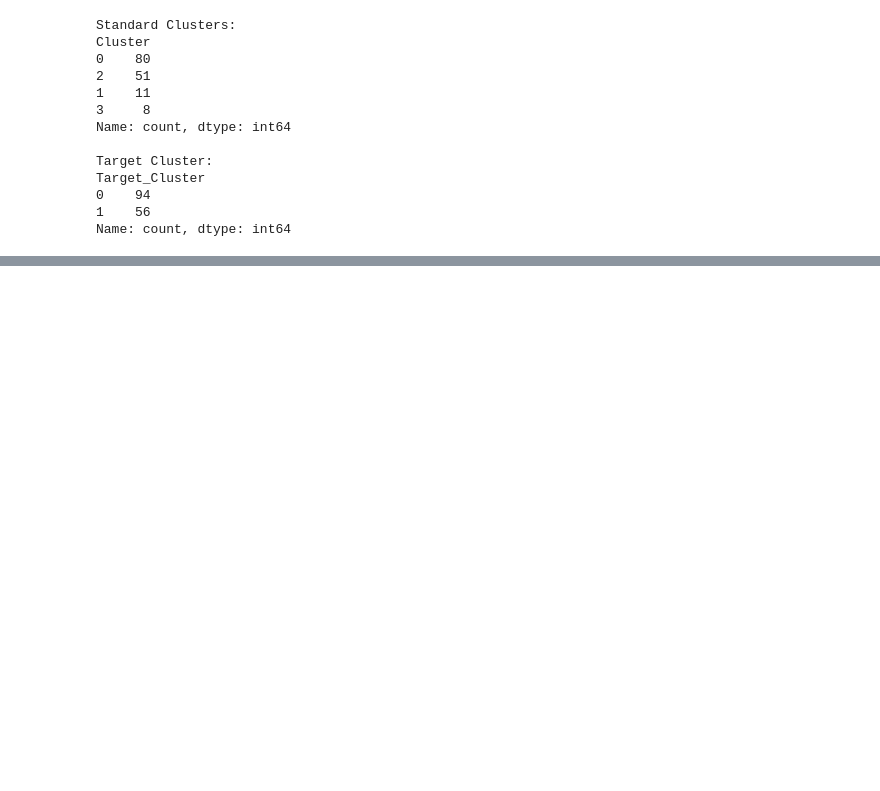
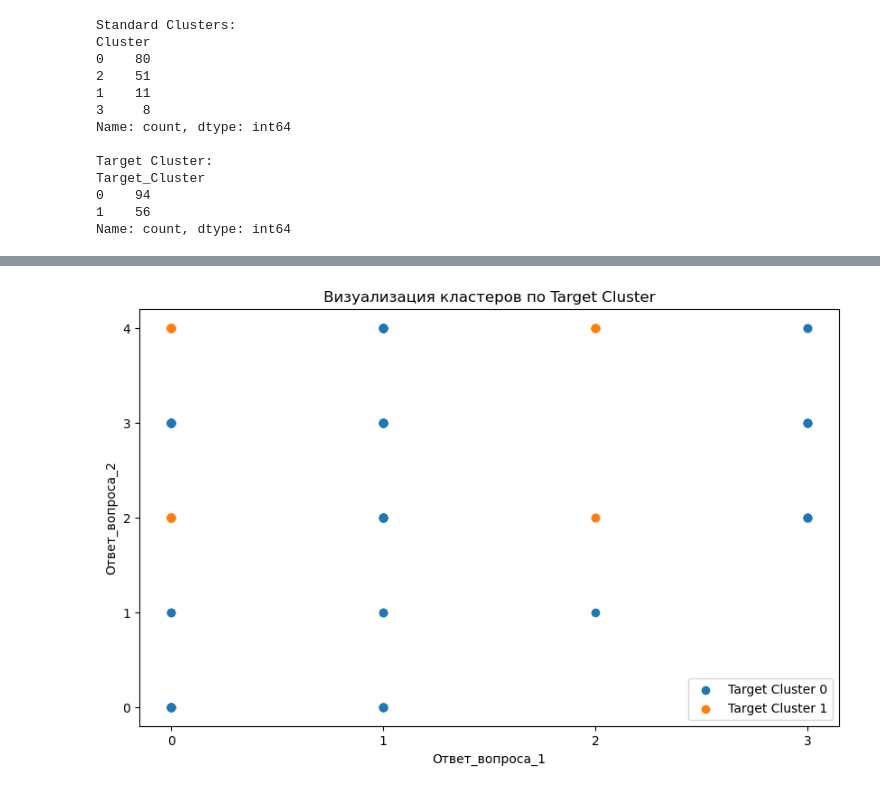
Before and after one commit to Ghostikxd/python-nauchpok, a Jupyter notebook: final/index.ipynb, the cells around one changed output, grey strips where cells are left out. Saved outputs shown, nothing was run; the diff lists cells and outputs as text; code cells hidden in the pictures; blank space fills up the shorter version.

```diff
--- a/final/index.ipynb
+++ b/final/index.ipynb
@@ -77,0 +107,24 @@ cluster_distribution.to_csv('final_df_data.csv', index=False)
+# %%
+import seaborn as sns
+import matplotlib.pyplot as plt
+
+# Визуализация
+plt.figure(figsize=(10, 6))
+
+# Разбиваем данные на кластеры по Target Cluster
+for target_label in df['Target_Cluster'].unique():
+    target_data = df[df['Target_Cluster'] == target_label]
+    plt.scatter(target_data['Ответ_вопроса_1'], target_data['Ответ_вопроса_2'], label=f'Target Cluster {target_label}')
+
+plt.xlabel('Ответ_вопроса_1')
+plt.ylabel('Ответ_вопроса_2')
+plt.title('Визуализация кластеров по Target Cluster')
+
+# Установка шага для меток оси x и y
+plt.xticks(range(int(df['Ответ_вопроса_1'].min()), int(df['Ответ_вопроса_1'].max()) + 1))
+plt.yticks(range(int(df['Ответ_вопроса_2'].min()), int(df['Ответ_вопроса_2'].max()) + 1))
+
+plt.legend()
+plt.show()
+# %% [output]
+[figure, added]
```
Also changed, not shown: parts of 1 cell of this notebook.
